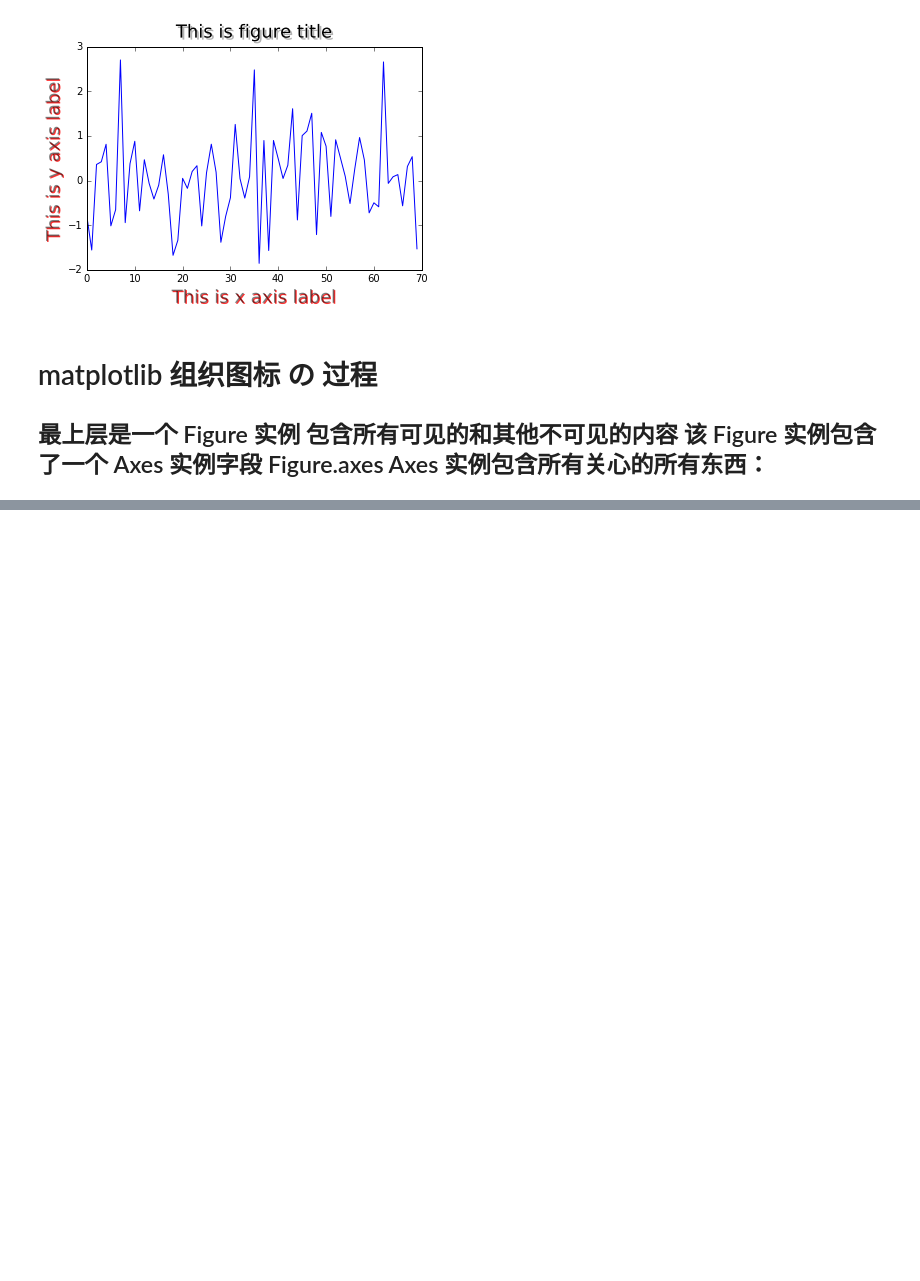
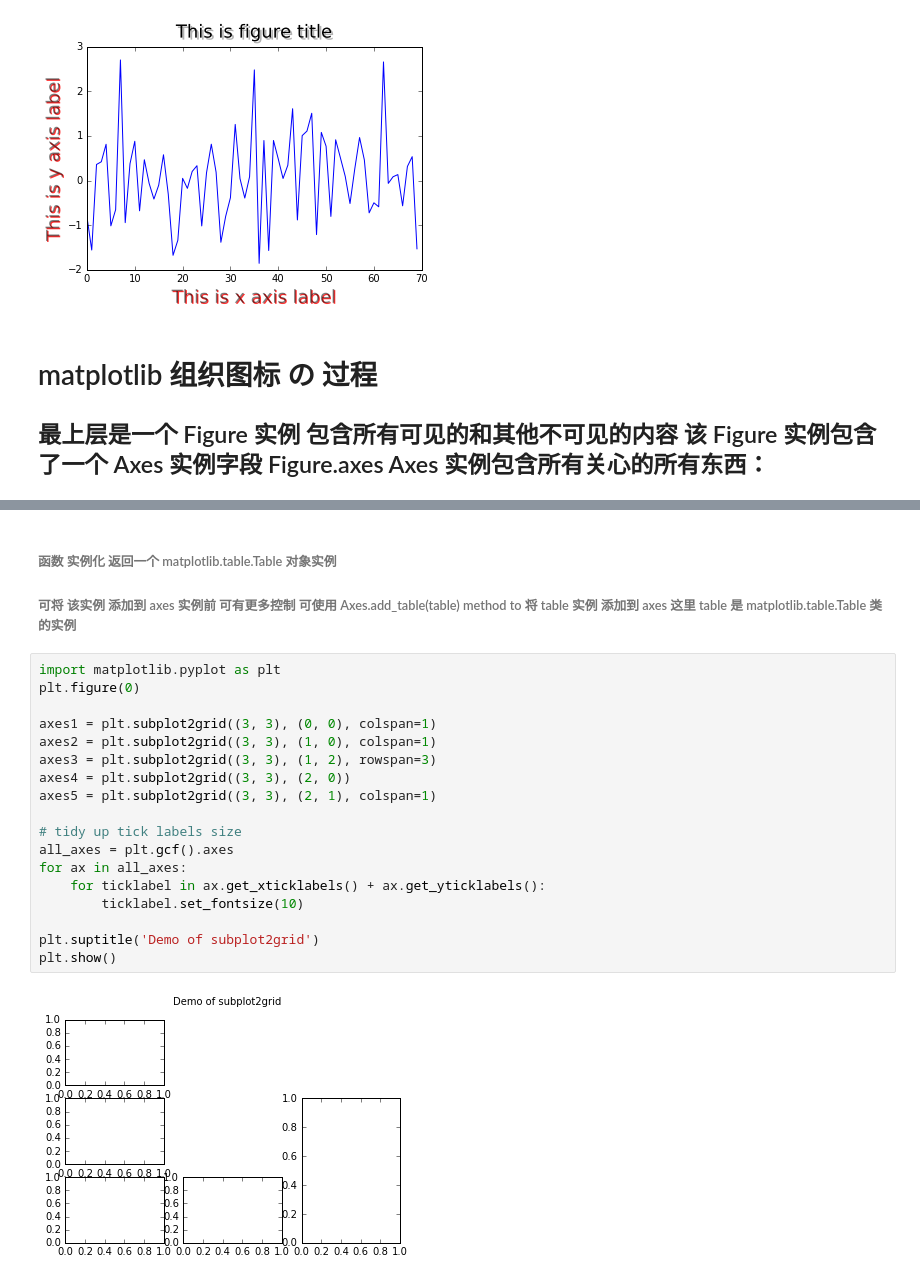
Before and after one commit to zlxs23/Data_Visualization, a Jupyter notebook: chap_4_更多图标和定制化.ipynb, the cells around one changed output, grey strips where cells are left out. Drawn from its saved outputs; the diff is of its cells as text; blank space fills up the shorter version.

```diff
--- a/chap_4_更多图标和定制化.ipynb
+++ b/chap_4_更多图标和定制化.ipynb
@@ -67,0 +144,23 @@ plt.show()
+# %% [markdown]
+###### 函数 实例化 返回一个 matplotlib.table.Table 对象实例
+###### 可将 该实例 添加到 axes 实例前 可有更多控制  可使用 Axes.add_table(table) method to 将 table 实例 添加到 axes 这里 table 是 matplotlib.table.Table 类的实例
+# %%
+import matplotlib.pyplot as plt
+plt.figure(0)
+
+axes1 = plt.subplot2grid((3, 3), (0, 0), colspan=1)
+axes2 = plt.subplot2grid((3, 3), (1, 0), colspan=1)
+axes3 = plt.subplot2grid((3, 3), (1, 2), rowspan=3)
+axes4 = plt.subplot2grid((3, 3), (2, 0))
+axes5 = plt.subplot2grid((3, 3), (2, 1), colspan=1)
+
+# tidy up tick labels size
+all_axes = plt.gcf().axes
+for ax in all_axes:
+	for ticklabel in ax.get_xticklabels() + ax.get_yticklabels():
+		ticklabel.set_fontsize(10)
+
+plt.suptitle('Demo of subplot2grid')
+plt.show()
+# %% [output]
+[figure, added]
```
Also changed, not shown: parts of 12 cells of this notebook, 1 other file.
